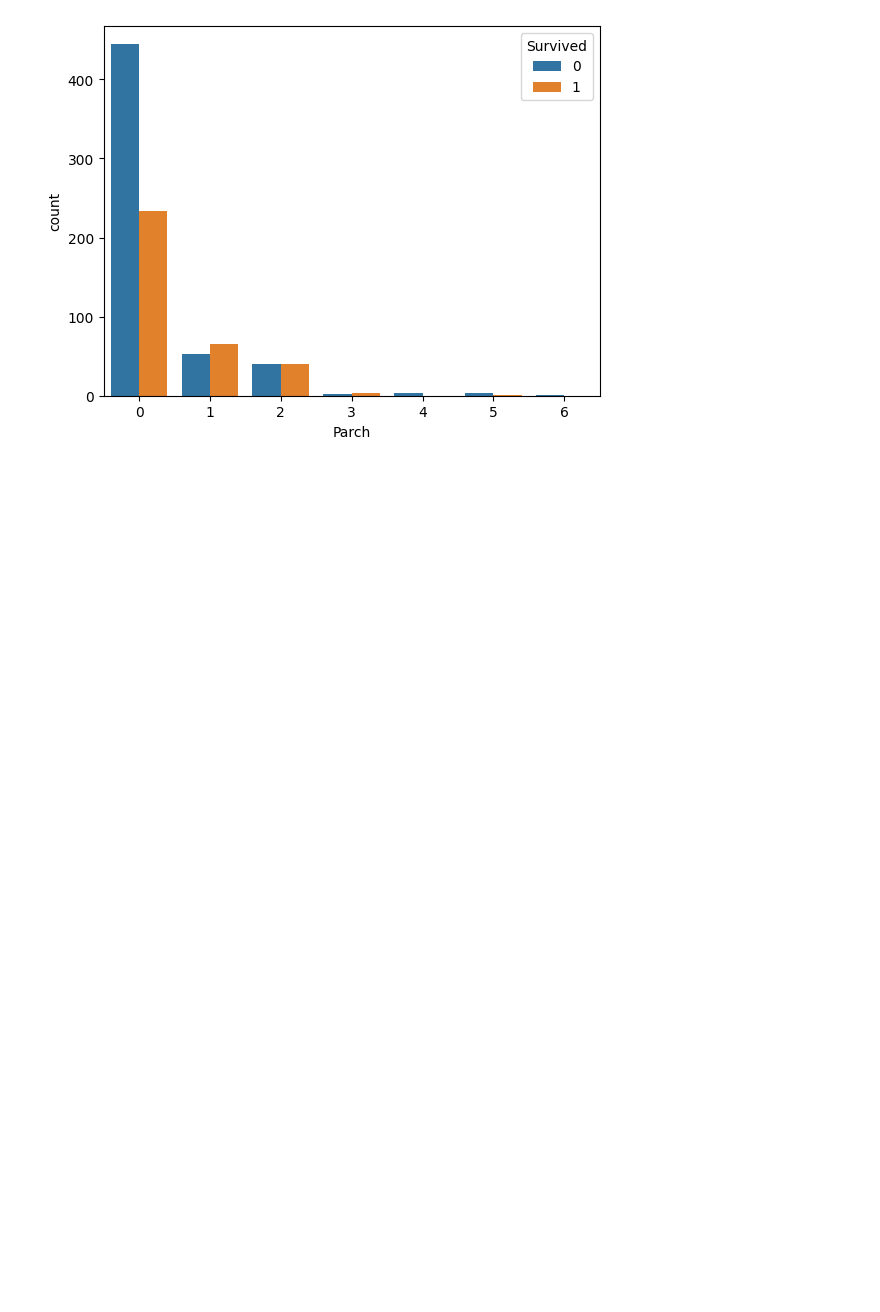
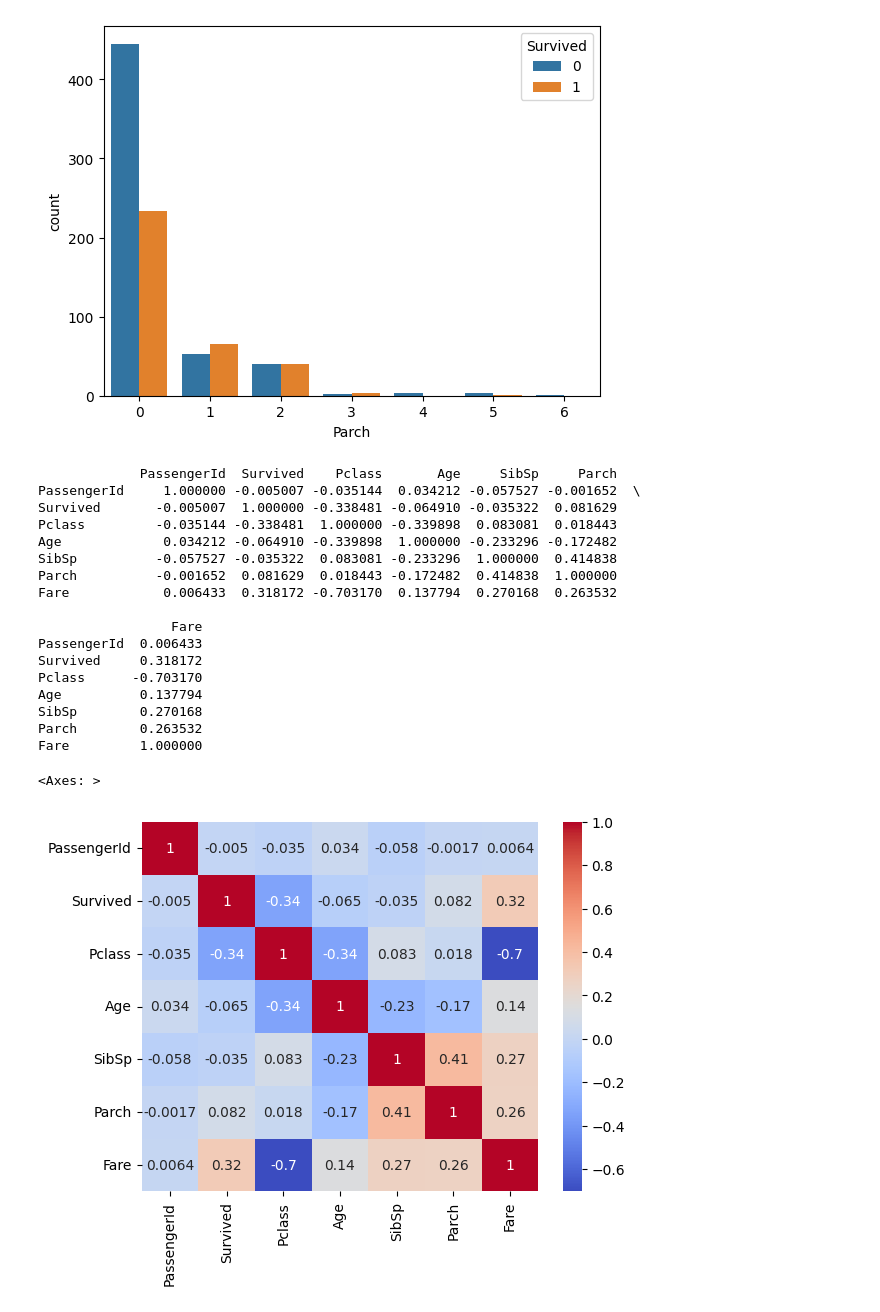
Before and after one commit to mehtasumit1007/TitanicPredictionModelling, a Jupyter notebook: Modelling_Main.ipynb, the cells around one changed output. Cells and saved outputs as stored; diff of their text form; code cells hidden in the pictures; blank space fills up the shorter version.

```diff
--- a/Modelling_Main.ipynb
+++ b/Modelling_Main.ipynb
@@ -290,3 +288,28 @@ sns.countplot(data=df_titanic, x = 'Parch', hue = 'Survived')
 # %% [output]
 <Axes: xlabel='Parch', ylabel='count'>
 [figure]
+# %%
+num_cols = df_titanic.select_dtypes(include='number').columns
+corr_matrix = df_titanic[num_cols].corr(method='pearson')
+print(corr_matrix)
+sns.heatmap(corr_matrix, annot=True, cmap='coolwarm')
+# %% [output]
+             PassengerId  Survived    Pclass       Age     SibSp     Parch
+PassengerId     1.000000 -0.005007 -0.035144  0.034212 -0.057527 -0.001652  \
+Survived       -0.005007  1.000000 -0.338481 -0.064910 -0.035322  0.081629
+Pclass         -0.035144 -0.338481  1.000000 -0.339898  0.083081  0.018443
+Age             0.034212 -0.064910 -0.339898  1.000000 -0.233296 -0.172482
+SibSp          -0.057527 -0.035322  0.083081 -0.233296  1.000000  0.414838
+Parch          -0.001652  0.081629  0.018443 -0.172482  0.414838  1.000000
+Fare            0.006433  0.318172 -0.703170  0.137794  0.270168  0.263532
+
+                 Fare
+PassengerId  0.006433
+Survived     0.318172
+Pclass      -0.703170
+Age          0.137794
+SibSp        0.270168
+Parch        0.263532
+Fare         1.000000
+<Axes: >
+[figure, added]
```
Also changed, not shown: parts of 19 cells of this notebook.
